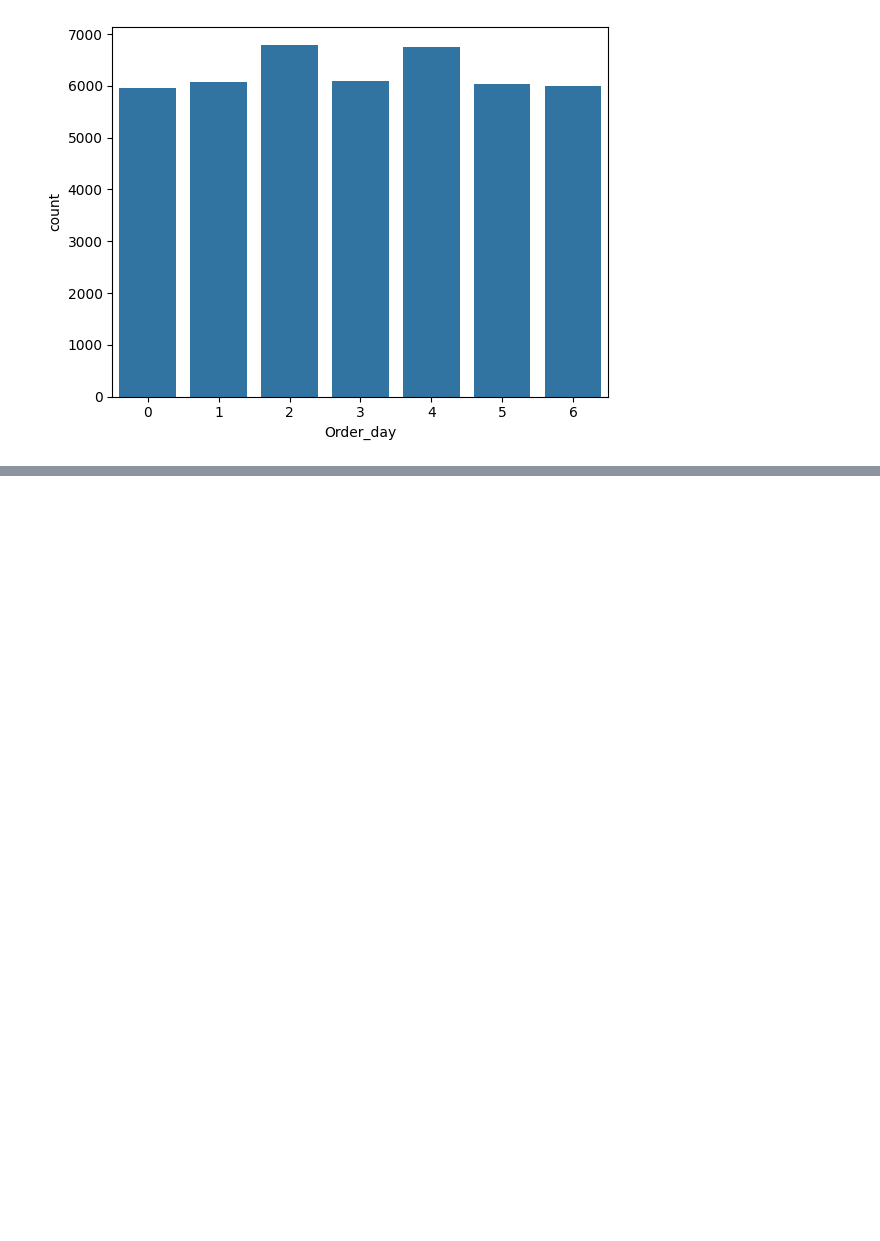
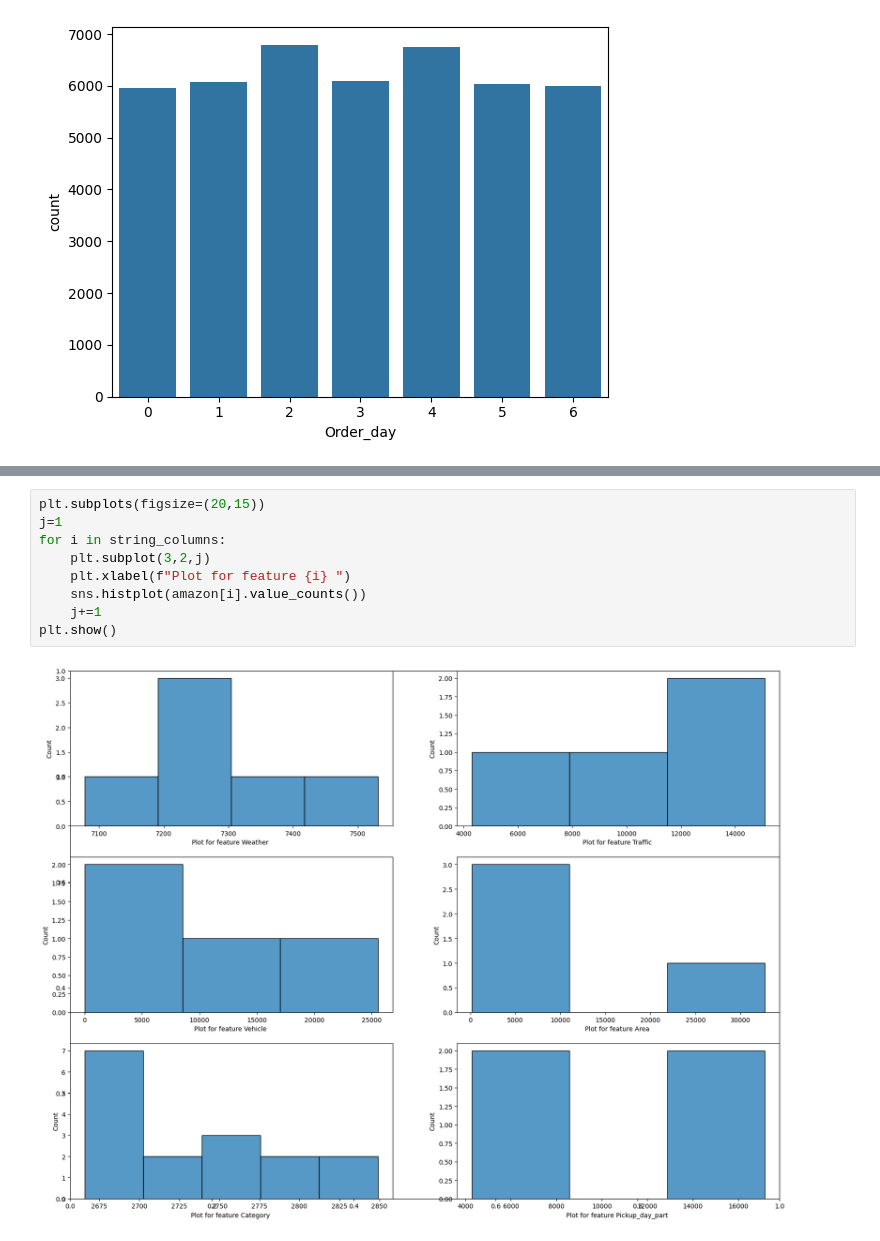
Before and after one commit to sushantkas/Project-3, a Jupyter notebook: EDA.ipynb, the cells around one changed output, grey strips where cells are left out. Drawn from its saved outputs; the diff is of its cells as text; blank space fills up the shorter version.

```diff
--- a/EDA.ipynb
+++ b/EDA.ipynb
@@ -819,0 +899,11 @@ sns.barplot(amazon["Order_day"].value_counts());
+# %%
+plt.subplots(figsize=(20,15))
+j=1
+for i in string_columns:
+    plt.subplot(3,2,j)
+    plt.xlabel(f"Plot for feature {i} ")
+    sns.histplot(amazon[i].value_counts())
+    j+=1
+plt.show()
+# %% [output]
+[figure, added]
```
Also changed, not shown: parts of 21 cells of this notebook, 2 other files.
